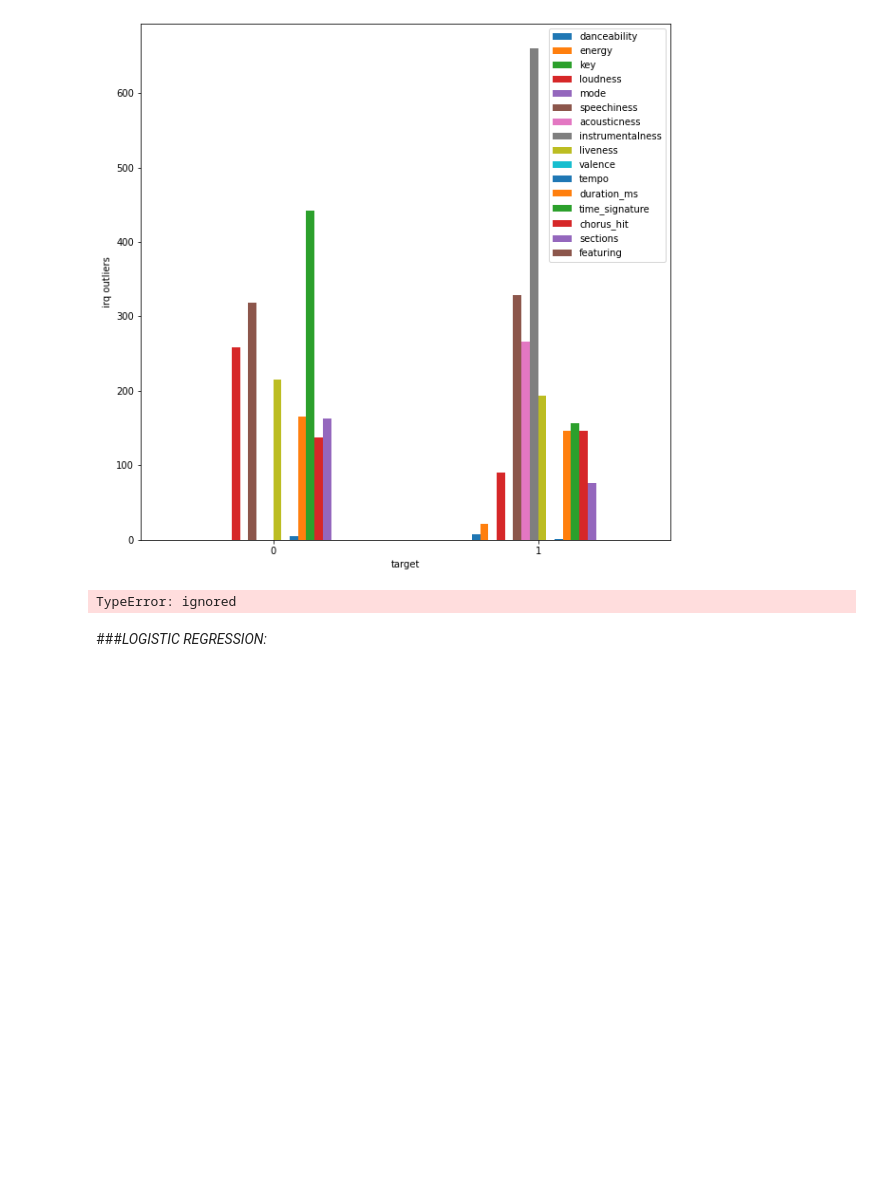
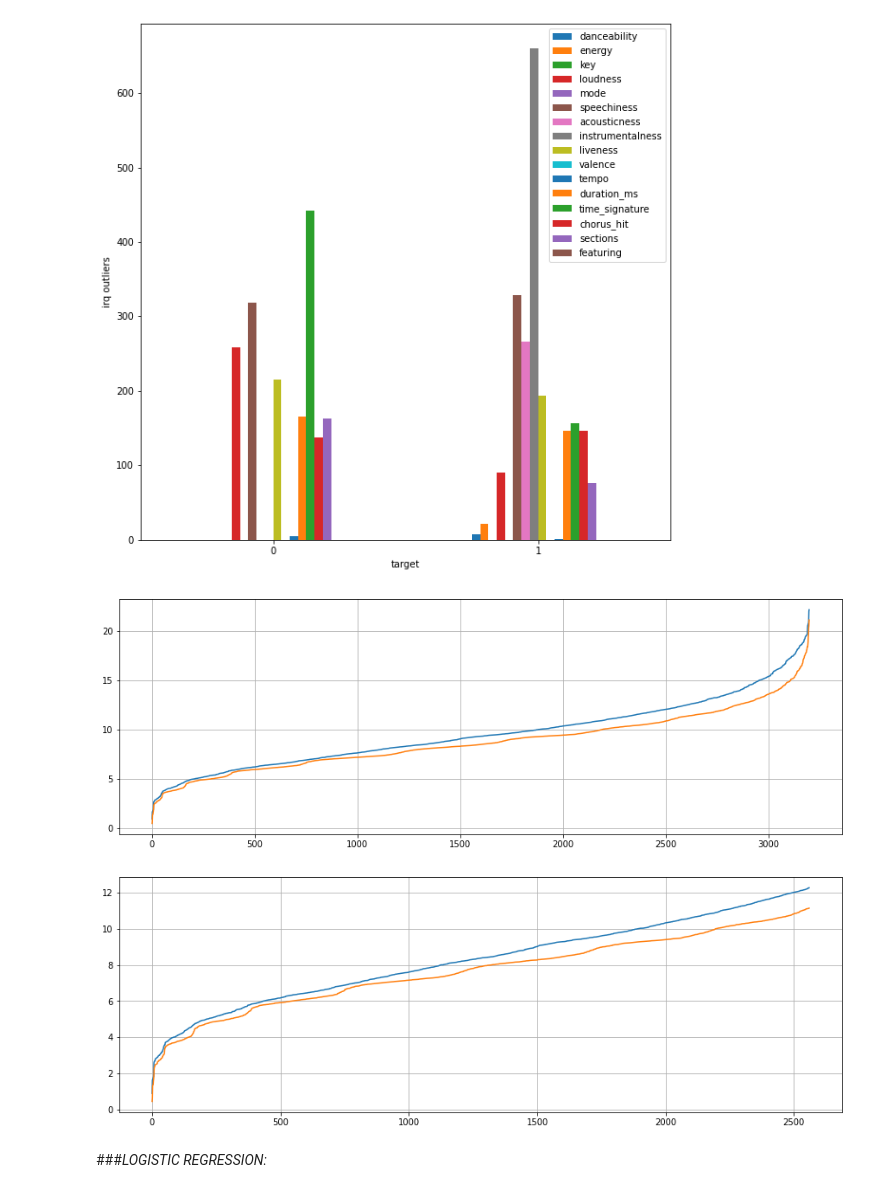
Before and after one commit to MatteoStoisa/DataSpaces_project, a Jupyter notebook: projectDataSpacesMatteoStoisa_the_spotify_hit_predictor_dataset_dataset_of_10s.ipynb, the cells around one changed output. Saved outputs shown, nothing was run; the diff lists cells and outputs as text; code cells hidden in the pictures; blank space fills up the shorter version.

Commit message:
score fix: simple dataset cleaning

```diff
--- a/projectDataSpacesMatteoStoisa_the_spotify_hit_predictor_dataset_dataset_of_10s.ipynb
+++ b/projectDataSpacesMatteoStoisa_the_spotify_hit_predictor_dataset_dataset_of_10s.ipynb
@@ -251,7 +251,7 @@ def score(data):
     upper_bound = q3 + (1.5 * iqr)
     median = np.median(data[feature])
     score = 0
-    for value, idx in data[feature]:
+    for idx, value in enumerate(data[feature]):
       score = np.abs(value - median)
       if value > upper_bound or value < lower_bound:
         score += 2
@@ -269,30 +269,32 @@ def median_distance(vector):
 # %%
 dataset_0['score_0'] = score(dataset_0)
 dataset_1['score_1'] = score(dataset_1)
 dataset_0 = dataset_0.sort_values(by='score_0')
 dataset_1 = dataset_1.sort_values(by='score_1')
 
 fig = plt.figure(figsize=(15, 5))
 plt.plot(dataset_0['score_0'].to_numpy())
 plt.plot(dataset_1['score_1'].to_numpy())
 plt.grid(True)
 plt.show()
 
-indexes_to_drop = dataset_0.tail(int(len(dataset_0) * 0.2)).index
-indexes_to_drop = indexes_to_drop.append(dataset_1.tail(int(len(dataset_1) * 0.2)).index)
-
-fig = plt.figure(figsize=(25, 5))
+dropped_dataset_0 = dataset_0.drop(dataset_0.tail(int(len(dataset_0) * 0.2)).index)
+dropped_dataset_1 = dataset_1.drop(dataset_1.tail(int(len(dataset_1) * 0.2)).index)
+fig = plt.figure(figsize=(15, 5))
 plt.plot(dropped_dataset_0['score_0'].to_numpy())
 plt.plot(dropped_dataset_1['score_1'].to_numpy())
 plt.grid(True)
 plt.show()
 
+indexes_to_drop = dataset_0.tail(int(len(dataset_0) * 0.2)).index
+indexes_to_drop = indexes_to_drop.append(dataset_1.tail(int(len(dataset_1) * 0.2)).index)
 dropped_dataset = dataset.drop(indexes_to_drop)
 dropped_labels = dataset_labels.drop(indexes_to_drop)
 
 x_train_dropped, x_test_dropped, y_train_dropped, y_test_dropped = train_test_split(dropped_dataset, dropped_labels, test_size=0.2, stratify=dropped_labels, random_state=15)
 # %% [output]
-TypeError: ignored
+[figure, added]
+[figure, added]
 # %% [markdown]
 ###*LOGISTIC REGRESSION:*
 # %%
```
